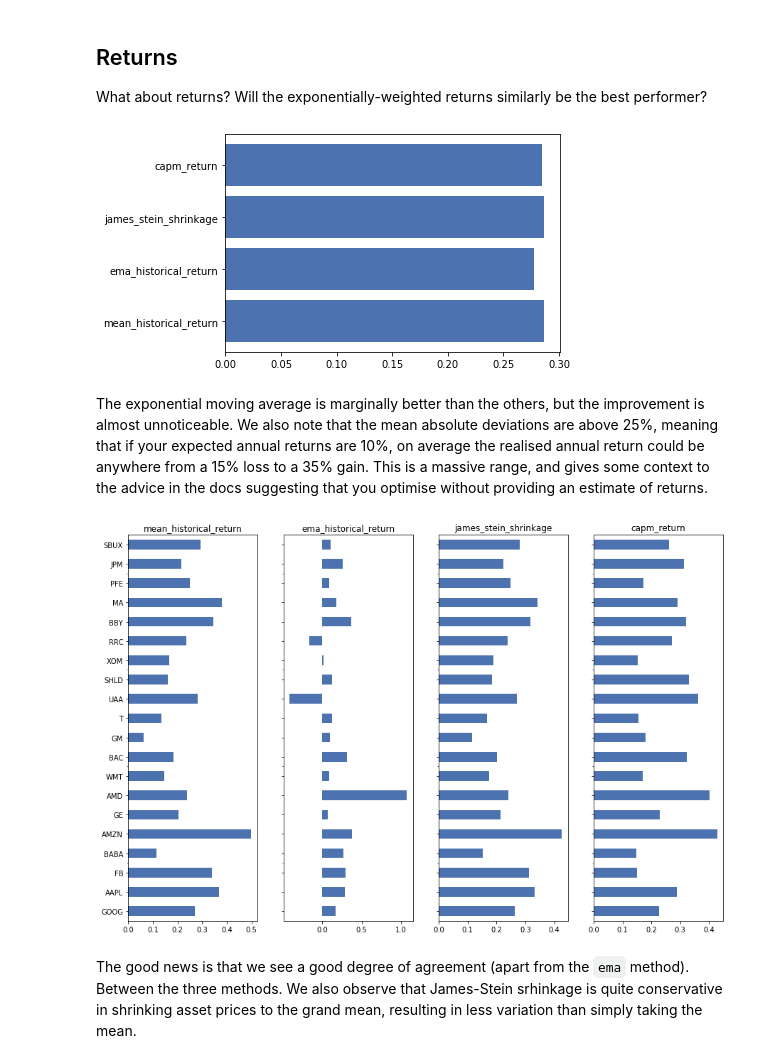
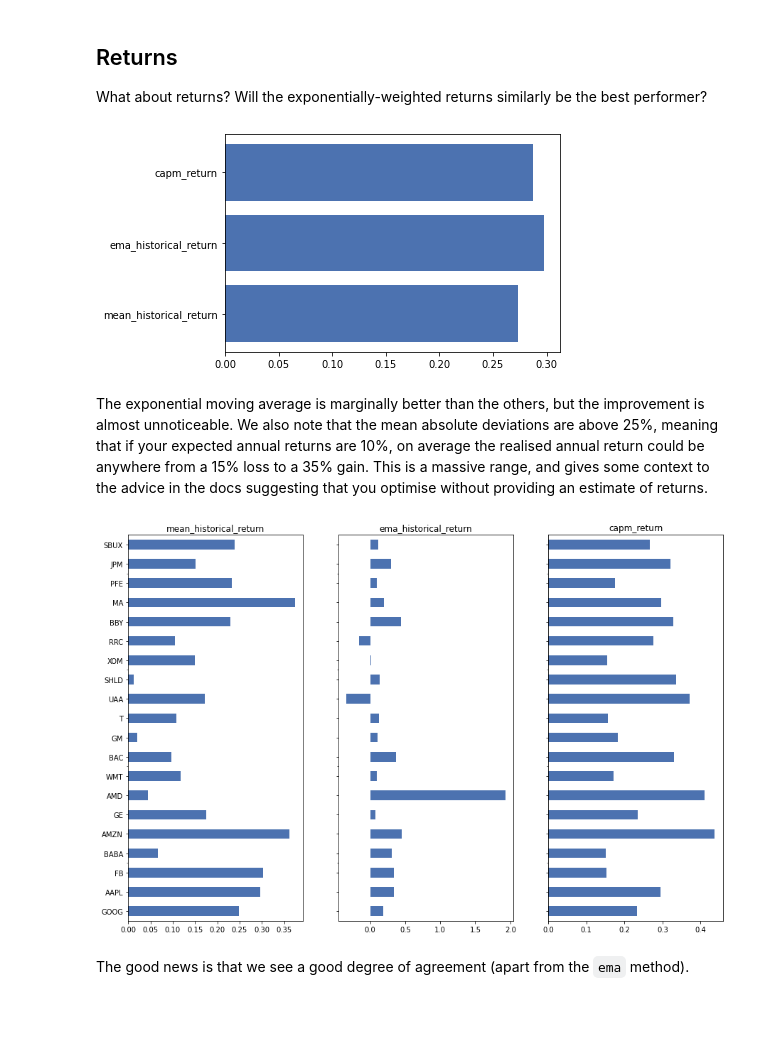
Before and after one commit to robertmartin8/PyPortfolioOpt, a Jupyter notebook: cookbook/1-RiskReturnModels.ipynb, the cells around one changed output. Saved outputs shown, nothing was run; the diff lists cells and outputs as text; code cells hidden in the pictures; blank space fills up the shorter version.

```diff
--- a/cookbook/1-RiskReturnModels.ipynb
+++ b/cookbook/1-RiskReturnModels.ipynb
@@ -71,23 +71,22 @@ What about returns? Will the exponentially-weighted returns similarly be the bes
 # %%
 future_rets = expected_returns.mean_historical_return(future_df)
 mean_abs_errors = []
 return_methods = [
     "mean_historical_return",
     "ema_historical_return",
-    "james_stein_shrinkage",
     "capm_return",
     ]
 
 for method in return_methods:
     mu = expected_returns.return_model(past_df, method=method)
     mean_abs_errors.append(np.sum(np.abs(mu - future_rets)) / len(mu))
 
 xrange = range(len(mean_abs_errors))
 plt.barh(xrange, mean_abs_errors)
 plt.yticks(xrange, return_methods)
 plt.show()
 # %% [output]
-[figure, old version]
+[figure, new version]
 # %% [markdown]
 The exponential moving average is marginally better than the others, but the improvement is almost unnoticeable. We also note that the mean absolute deviations are above 25%, meaning that if your expected annual returns are 10%, on average the realised annual return could be anywhere from a 15% loss to a 35% gain. This is a massive range, and gives some context to the advice in the docs suggesting that you optimise without providing an estimate of returns.
 # %%
@@ -98,6 +97,6 @@ for i, method in enumerate(return_methods):
     axs[i].set_title(method)
     mu.plot.barh(ax=axs[i])
 # %% [output]
-[figure, old version]
+[figure, new version]
 # %% [markdown]
-The good news is that we see a good degree of agreement (apart from the `ema` method). Between the three methods. We also observe that James-Stein srhinkage is quite conservative in shrinking asset prices to the grand mean, resulting in less variation than simply taking the mean.
+The good news is that we see a good degree of agreement (apart from the `ema` method).
```
Also changed, not shown: parts of 4 cells of this notebook, 2 other files.
